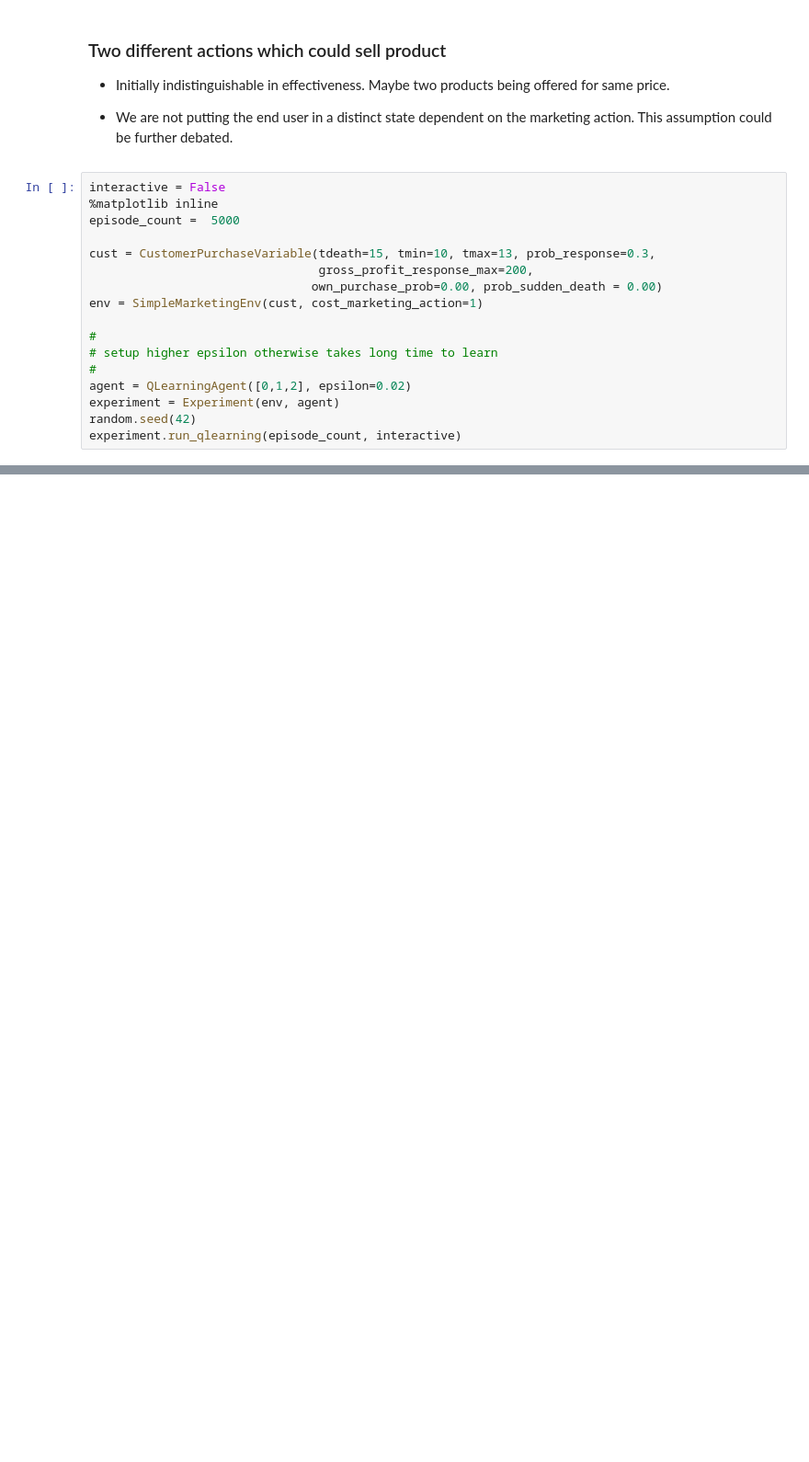
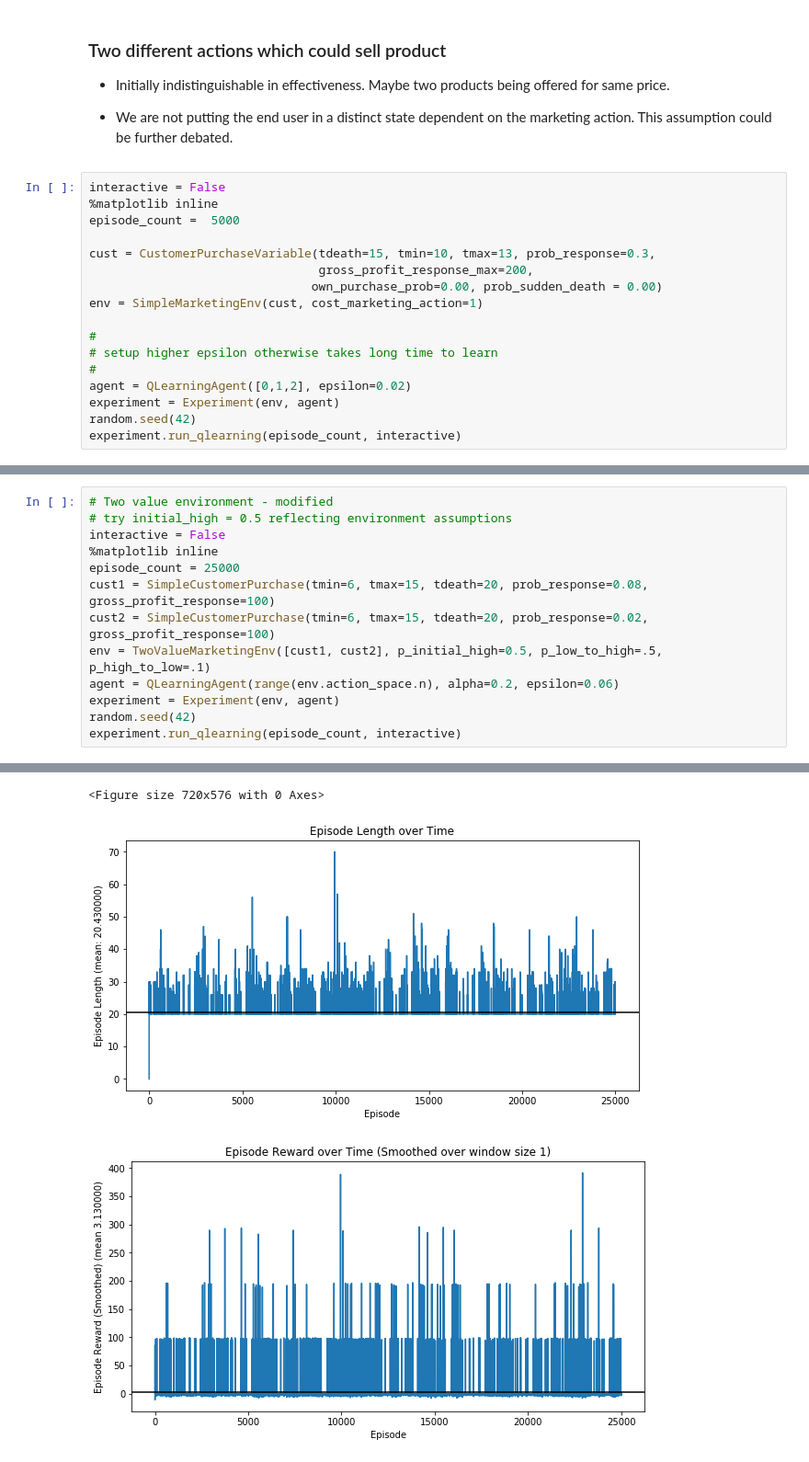
Before and after one commit to extrospective/marketing-rl, a Jupyter notebook: SimpleMarketing/SimpleMarketingTest.ipynb, the cells around one changed output, grey strips where cells are left out. Shown at 92% size. Drawn from its saved outputs; the diff is of its cells as text; blank space fills up the shorter version.

```diff
--- a/SimpleMarketing/SimpleMarketingTest.ipynb
+++ b/SimpleMarketing/SimpleMarketingTest.ipynb
@@ -473,0 +518,14 @@ experiment.run_qlearning(episode_count, interactive)
+# %%
+# Two value environment - modified
+# try initial_high = 0.5 reflecting environment assumptions
+interactive = False
+%matplotlib inline
+episode_count = 25000
+cust1 = SimpleCustomerPurchase(tmin=6, tmax=15, tdeath=20, prob_response=0.08, gross_profit_response=100)
+cust2 = SimpleCustomerPurchase(tmin=6, tmax=15, tdeath=20, prob_response=0.02, gross_profit_response=100)
+env = TwoValueMarketingEnv([cust1, cust2], p_initial_high=0.5, p_low_to_high=.5, p_high_to_low=.1)
+agent = QLearningAgent(range(env.action_space.n), alpha=0.2, epsilon=0.06)
+experiment = Experiment(env, agent)
+random.seed(42)
+experiment.run_qlearning(episode_count, interactive)
+# %% [output]
@@ -473,0 +543,3 @@ experiment.run_qlearning(episode_count, interactive)
+<Figure size 720x576 with 0 Axes>
+[figure, added]
+[figure, added]
```
Also changed, not shown: parts of 10 cells of this notebook, 1 other file.
